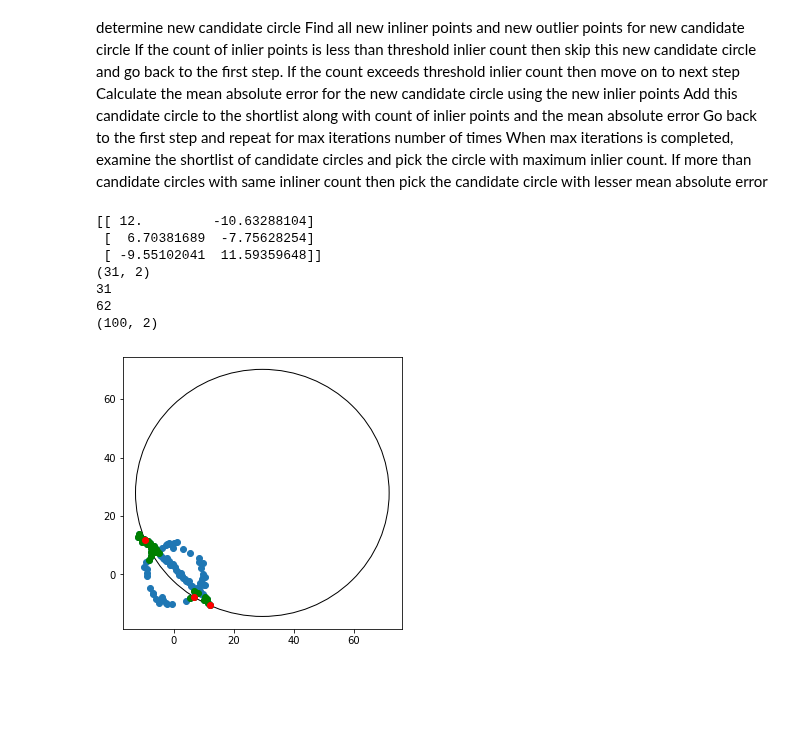
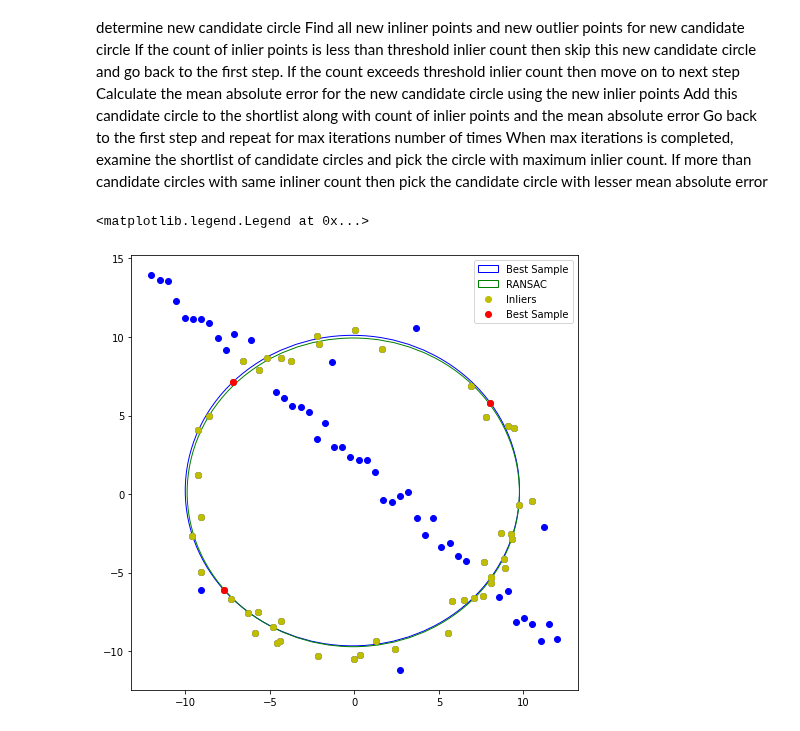
Before and after one commit to KCSAbeywickrama/EN2550-Excercises, a Jupyter notebook: Assignment_02/190018V_a02.ipynb, the cells around one changed output. Cells and saved outputs as stored; diff of their text form; code cells hidden in the pictures; blank space fills up the shorter version.

```diff
--- a/Assignment_02/190018V_a02.ipynb
+++ b/Assignment_02/190018V_a02.ipynb
@@ -57,58 +57,61 @@ Add this candidate circle to the shortlist along with count of inlier points and
 Go back to the first step and repeat for max iterations number of times
 When max iterations is completed, examine the shortlist of candidate circles and pick the circle with maximum inlier count. If more than candidate circles with same inliner count then pick the candidate circle with lesser mean absolute error
 # %%
-ittrs_limit=1
-inlie_thres=22
-point_indices_range=range(N)
-
 def get_circle(points):
     (x1,y1),(x2,y2),(x3,y3)=points
 
     a = (x2-x3)**2 + (y2-y3)**2
     b = (x3-x1)**2 + (y3-y1)**2
     c = (x1-x2)**2 + (y1-y2)**2
     h = 2*(a*b + b*c + c*a) - (a*a + b*b + c*c)
 
     px = (a*(b+c-a)*x1 + b*(c+a-b)*x2 + c*(a+b-c)*x3) / h
     py = (a*(b+c-a)*y1 + b*(c+a-b)*y2 + c*(a+b-c)*y3) / h
     ar = a**0.5
     br = b**0.5
     cr = c**0.5
     r = ar*br*cr / ((ar+br+cr)*(-ar+br+cr)*(ar-br+cr)*(ar+br-cr))**0.5
 
     return (px,py),r
 
 def get_inliers(points,center,r,thres):
-    tmp_diff_sqr=(X-np.array(center))**2
+    tmp_diff_sqr=(points-np.array(center))**2
     r_difs=np.abs(np.sqrt(tmp_diff_sqr[:,0]+tmp_diff_sqr[:,1])-r)
-    inliers=X[r_difs<thres]
+    return points[r_difs<thres]
 
-def get_matches(ittrs_limit):
+def get_match(points,thres):
+    point_count=len(points)
+    max_inlier_count=0
     for ittr in range(ittrs_limit):
-        point_indices=np.random.choice(point_indices_range,3)
+        init_points=points[np.random.choice(point_count,3)]
+        circle=get_circle(init_points)
+        # if(circle):
+        inliers=get_inliers(points,circle[0],circle[1],thres)
+        inlier_count=len(inliers)
+        if inlier_count>max_inlier_count:
+            match_circle=circle
+            match_inliers=inliers
+            match_samples=init_points
+            max_inlier_count=inlier_count
 
-        print(X[point_indices])
+    return match_circle,match_samples,match_inliers
 
+ittrs_limit=100
+inlie_thres=1
+(smpl_center,smpl_r),smpl_points,smpl_inliers=get_match(X,inlie_thres)
+(ransac_center,ransac_r),ransac_points,ransac_inliers=get_match(smpl_inliers,inlie_thres)
 
-        fig,ax=plt.subplots(1,1,figsize=(5,5))
-        ax.scatter(X[:,0],X[:,1])
+fig,ax=plt.subplots(1,1,figsize=(8,8))
+ax.scatter(X[:,0],X[:,1],color='b')
 
-        circle=plt.Circle((px,py),r,fill=False)
-        ax.add_patch(circle)
+smpl_circle=plt.Circle(smpl_center,smpl_r,fill=False,color='b',label="Best Sample")
+ransac_circle=plt.Circle(ransac_center,ransac_r,fill=False,color='g',label="RANSAC")
+ax.add_patch(smpl_circle)
+ax.add_patch(ransac_circle)
 
-
-
-        print(inliers.shape)
-        print(len(inliers))
-
-        ax.scatter(inliers[:,0],inliers[:,1],color='g')
-        ax.scatter(X[point_indices][:,0],X[point_indices][:,1],color='r')
+ax.scatter(smpl_inliers[:,0],smpl_inliers[:,1],color='y',label="Inliers")
+ax.scatter(smpl_points[:,0],smpl_points[:,1],color='r',label="Best Sample")
+ax.legend(fancybox=True)
 # %% [output]
-[[ 12.         -10.63288104]
- [  6.70381689  -7.75628254]
- [ -9.55102041  11.59359648]]
-(31, 2)
-31
-62
-(100, 2)
+<matplotlib.legend.Legend at 0x...>
-[figure, old version]
+[figure, new version]
```
